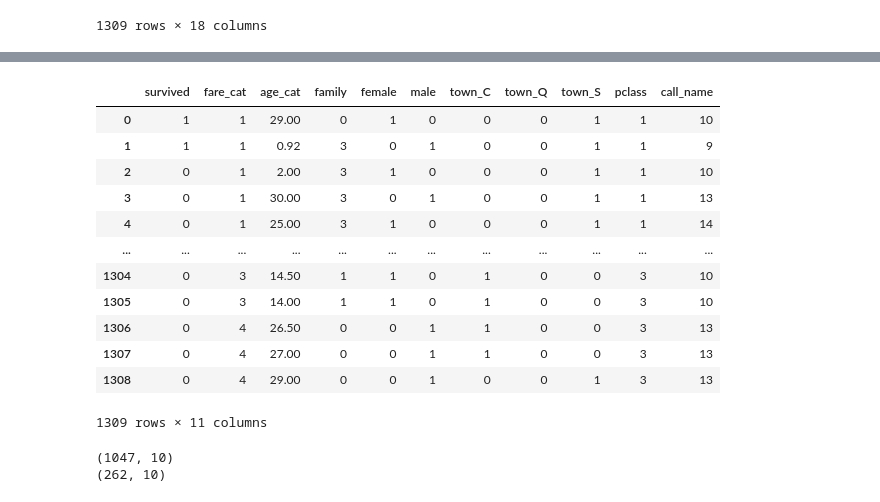
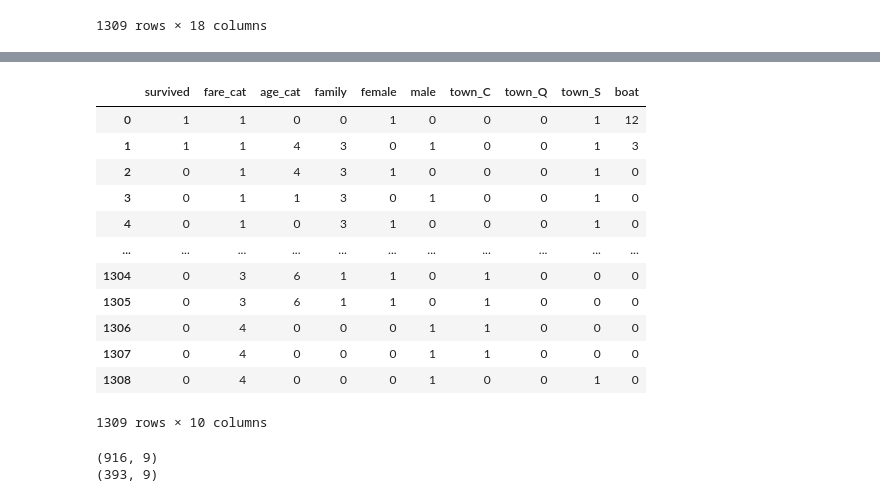
Before and after one commit to leedaedoo2/-cakd5, a Jupyter notebook: m2_분석라이브러리활용/분석데이터.ipynb, the cells around one changed output, grey strips where cells are left out. Saved outputs shown, nothing was run; the diff lists cells and outputs as text; code cells hidden in the pictures.

```diff
--- a/m2_분석라이브러리활용/분석데이터.ipynb
+++ b/m2_분석라이브러리활용/분석데이터.ipynb
@@ -256,5 +222,5 @@ aa
 # %%
-for callname in nullcallname:
+for callname in nulllist:
     for a in range(3):
         for b in range(2):
             for embark in embarklist:
@@ -266,11 +232,10 @@ for callname in nullcallname:
                 c5 = (t3['pclass']==a+1)
                 c6 = (t3['survived']==b)
                 c7 = (t3['embarked']==embark)
-                mean = t3.loc[c1&c2&c3&c4&c5&c6&c7,['age']].mean()
+                mean = t3.loc[c1&c2&c3&c4&c5&c6&c7].age.mean()
                 print(mean,type(mean))
-                if mean.any()!=False:
-                    print('aa')
+                if type(mean) == np.float64:
+                    print(mean.round())
                     c2 = (t3['age'].isnull())
-                    t3.loc[c1&c2&c3&c4&c5&c6&c7,['age']]=mean[0].round()
-                    display(t3.loc[c1&c2&c3&c4&c5&c6&c7])
+                    t3.loc[c1&c2&c3&c4&c5&c6&c7,['age']] = mean.round()
 # %% [output]
@@ -334,5 +259,5 @@ aa
 # %%
-for callname in nullcallname:
+for callname in nulllist:
     for a in range(3):
         for b in range(2):
             for embark in embarklist:
@@ -344,11 +269,10 @@ for callname in nullcallname:
                 c5 = (t3['pclass']==a+1)
                 c6 = (t3['survived']==b)
                 c7 = (t3['embarked']==embark)
-                mean = t3.loc[c1&c2&c3&c4&c5&c6&c7,['age']].mean()
+                mean = t3.loc[c1&c2&c3&c4&c5&c6&c7].age.mean()
                 print(mean,type(mean))
-                if mean.any()!=False:
-                    print('aa')
+                if type(mean) == np.float64:
+                    print(mean.round())
                     c2 = (t3['age'].isnull())
-                    t3.loc[c1&c2&c3&c4&c5&c6&c7,['age']]=mean[0].round()
-                    display(t3.loc[c1&c2&c3&c4&c5&c6&c7])
+                    t3.loc[c1&c2&c3&c4&c5&c6&c7,['age']] = mean.round()
 # %% [output]
@@ -402,10 +296,10 @@ aa
 # %%
-for callname in nullcallname:
+for callname in nulllist:
     c1 = t3['age'].notnull()
     c2 = t3['callname'] == callname
 
-    mean = t3.loc[c1&c2,['age']].mean()
-    print(mean[0])
+    mean = t3.loc[c1&c2,'age'].mean()
+    print(mean)
     c1 = t3['age'].isnull()
-    t3.loc[c1&c2,['age']] = mean[0].round()
+    t3.loc[c1&c2,['age']] = mean.round()
 # %% [output]
@@ -492,9 +387,5 @@ warnings.filterwarnings('ignore')
 le = LabelEncoder()
 t3.boat.fillna('0',inplace=True)
 t3['boat_label'] = le.fit_transform(t3['boat'])
-t3['gender_label'] = le.fit_transform(t3.sex)
-t3['home.dest'].fillna('0',inplace=True)
-t3['home_dest'] = le.fit_transform(t3['home.dest'])
-t3['call_name'] = le.fit_transform(t3.callname)
 t3
 # %% [output]
@@ -534,24 +405,22 @@ memory usage: 163.8+ KB
 # %%
 df1 = pd.read_pickle('./visualization/dataset/tdf.pkl')
-df1.age_cat = t3.age
-#df1['boat'] = t3.boat_label
-df1['pclass'] = t3.pclass
-df1['call_name'] = t3.call_name
+df1.age_cat = t3.age_cat_label
+df1['boat'] = t3.boat_label
 df1
 # %% [output]
-|  | survived | fare_cat | age_cat | family | female | male | town_C | town_Q | town_S | pclass | call_name |
-| 0 | 1 | 1 | 29.00 | 0 | 1 | 0 | 0 | 0 | 1 | 1 | 10 |
-| 1 | 1 | 1 | 0.92 | 3 | 0 | 1 | 0 | 0 | 1 | 1 | 9 |
-| 2 | 0 | 1 | 2.00 | 3 | 1 | 0 | 0 | 0 | 1 | 1 | 10 |
-| 3 | 0 | 1 | 30.00 | 3 | 0 | 1 | 0 | 0 | 1 | 1 | 13 |
-| 4 | 0 | 1 | 25.00 | 3 | 1 | 0 | 0 | 0 | 1 | 1 | 14 |
-| ... | ... | ... | ... | ... | ... | ... | ... | ... | ... | ... | ... |
-| 1304 | 0 | 3 | 14.50 | 1 | 1 | 0 | 1 | 0 | 0 | 3 | 10 |
-| 1305 | 0 | 3 | 14.00 | 1 | 1 | 0 | 1 | 0 | 0 | 3 | 10 |
-| 1306 | 0 | 4 | 26.50 | 0 | 0 | 1 | 1 | 0 | 0 | 3 | 13 |
-| 1307 | 0 | 4 | 27.00 | 0 | 0 | 1 | 1 | 0 | 0 | 3 | 13 |
-| 1308 | 0 | 4 | 29.00 | 0 | 0 | 1 | 0 | 0 | 1 | 3 | 13 |
+|  | survived | fare_cat | age_cat | family | female | male | town_C | town_Q | town_S | boat |
+| 0 | 1 | 1 | 0 | 0 | 1 | 0 | 0 | 0 | 1 | 12 |
+| 1 | 1 | 1 | 4 | 3 | 0 | 1 | 0 | 0 | 1 | 3 |
+| 2 | 0 | 1 | 4 | 3 | 1 | 0 | 0 | 0 | 1 | 0 |
+| 3 | 0 | 1 | 1 | 3 | 0 | 1 | 0 | 0 | 1 | 0 |
+| 4 | 0 | 1 | 0 | 3 | 1 | 0 | 0 | 0 | 1 | 0 |
+| ... | ... | ... | ... | ... | ... | ... | ... | ... | ... | ... |
+| 1304 | 0 | 3 | 6 | 1 | 1 | 0 | 1 | 0 | 0 | 0 |
+| 1305 | 0 | 3 | 6 | 1 | 1 | 0 | 1 | 0 | 0 | 0 |
+| 1306 | 0 | 4 | 0 | 0 | 0 | 1 | 1 | 0 | 0 | 0 |
+| 1307 | 0 | 4 | 0 | 0 | 0 | 1 | 1 | 0 | 0 | 0 |
+| 1308 | 0 | 4 | 0 | 0 | 0 | 1 | 0 | 0 | 1 | 0 |
-1309 rows × 11 columns
+1309 rows × 10 columns
 # %%
 from sklearn.model_selection import train_test_split
 
@@ -562,12 +431,12 @@ X_df = df1.drop('survived',axis = 1) # 독립변수
 
 # 학습용 데이터와 평가용 데이터를 8:2 혹은 7:3으로 분리
 
-X_train, X_test, y_train, y_test = train_test_split(X_df,y_df,test_size =0.2, random_state= 11)
+X_train, X_test, y_train, y_test = train_test_split(X_df,y_df,test_size =0.3, random_state= 11)
 print(X_train.shape)
 print(X_test.shape)
 # %% [output]
-(1047, 10)
-(262, 10)
+(916, 9)
+(393, 9)
 # %%
 from sklearn.metrics import accuracy_score
 from sklearn.linear_model import LogisticRegression
```
Also changed, not shown: parts of 10 cells of this notebook, 13 other files.
